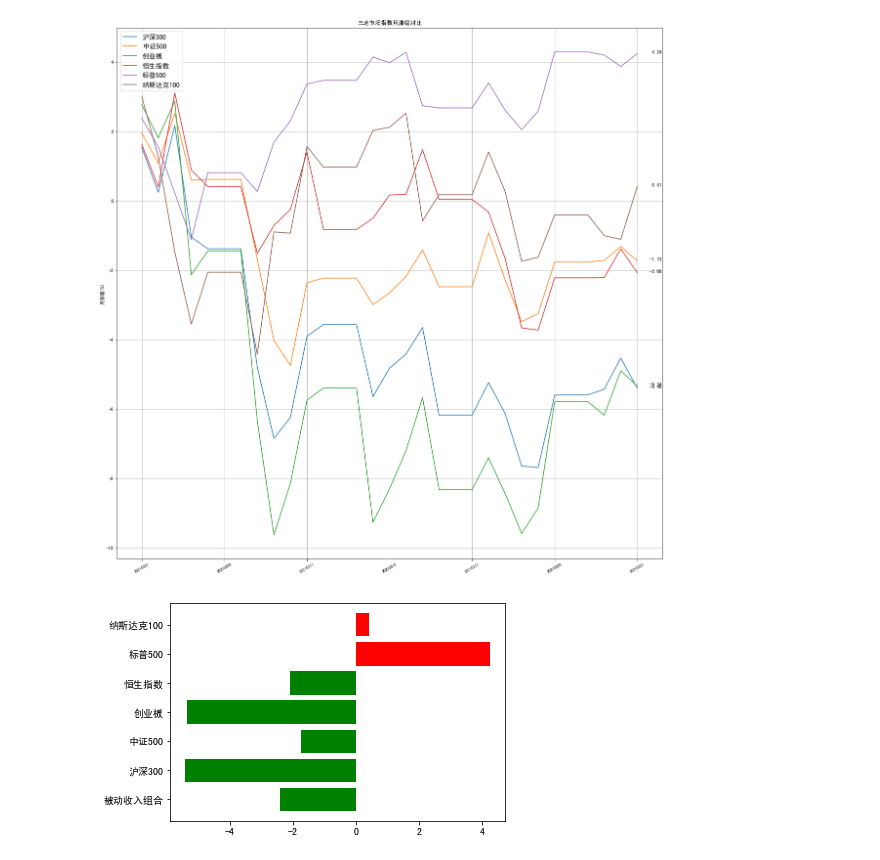
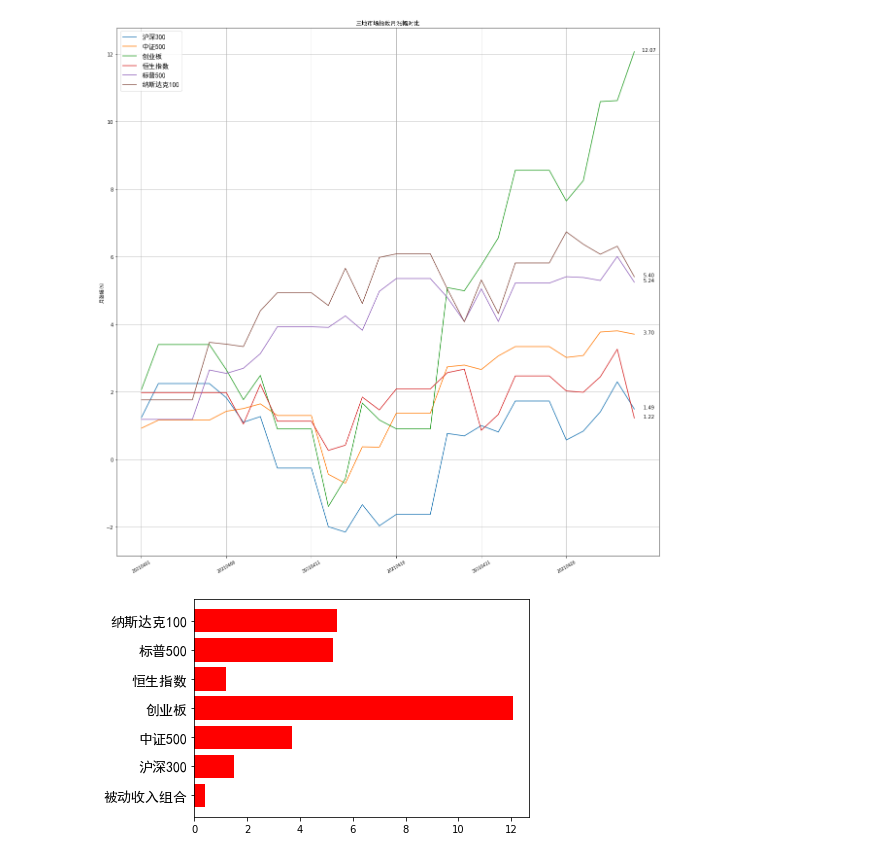
Before and after one commit to bmpi-dev/invest-alchemy, a Jupyter notebook: strategy/index_month_quote_change.ipynb, the cells around one changed output. Cells and saved outputs as stored; diff of their text form; code cells hidden in the pictures.

```diff
--- a/strategy/index_month_quote_change.ipynb
+++ b/strategy/index_month_quote_change.ipynb
@@ -14,9 +14,9 @@ fontP.set_size(14)
 # %%
 pro = ts.pro_api(os.environ['TUSHARE_API_TOKEN'])
 # %%
-start = '20210301'                 # 回测起始时间
-end = '20210331'                   # 回测结束时间
-bdsr_month = -2.4 # 被动收入月涨幅%
+start = '20210401'                 # 回测起始时间
+end = '20210430'                   # 回测结束时间
+bdsr_month = 0.41 # 被动收入月涨幅%
 # %%
 def generate_date_range(start, end):
     return [datetime.strftime(x,'%Y%m%d') for x in list(pd.date_range(start=start, end=end))]
@@ -72,12 +72,13 @@ ax.set_title('三地市场指数月涨幅对比', fontname='SimHei')
 plt.xticks(rotation=30,fontsize='small')
 plt.show()
 # %% [output]
-[figure, old version]
+[figure, new version]
 # %%
 name_list = ['被动收入组合', '沪深300','中证500','创业板','恒生指数', '标普500', '纳斯达克100']
 index_month.insert(0, bdsr_month)
 colors = ['r' if i >=0 else 'g' for i in index_month]
 plt.barh(range(len(index_month)), index_month, color = colors, tick_label=name_list)
+plt.yticks(range(len(index_month)), name_list, fontproperties=fontP)
 plt.show()
 # %% [output]
-[figure, old version]
+[figure, new version]
```
Also changed, not shown: 4 other files.
